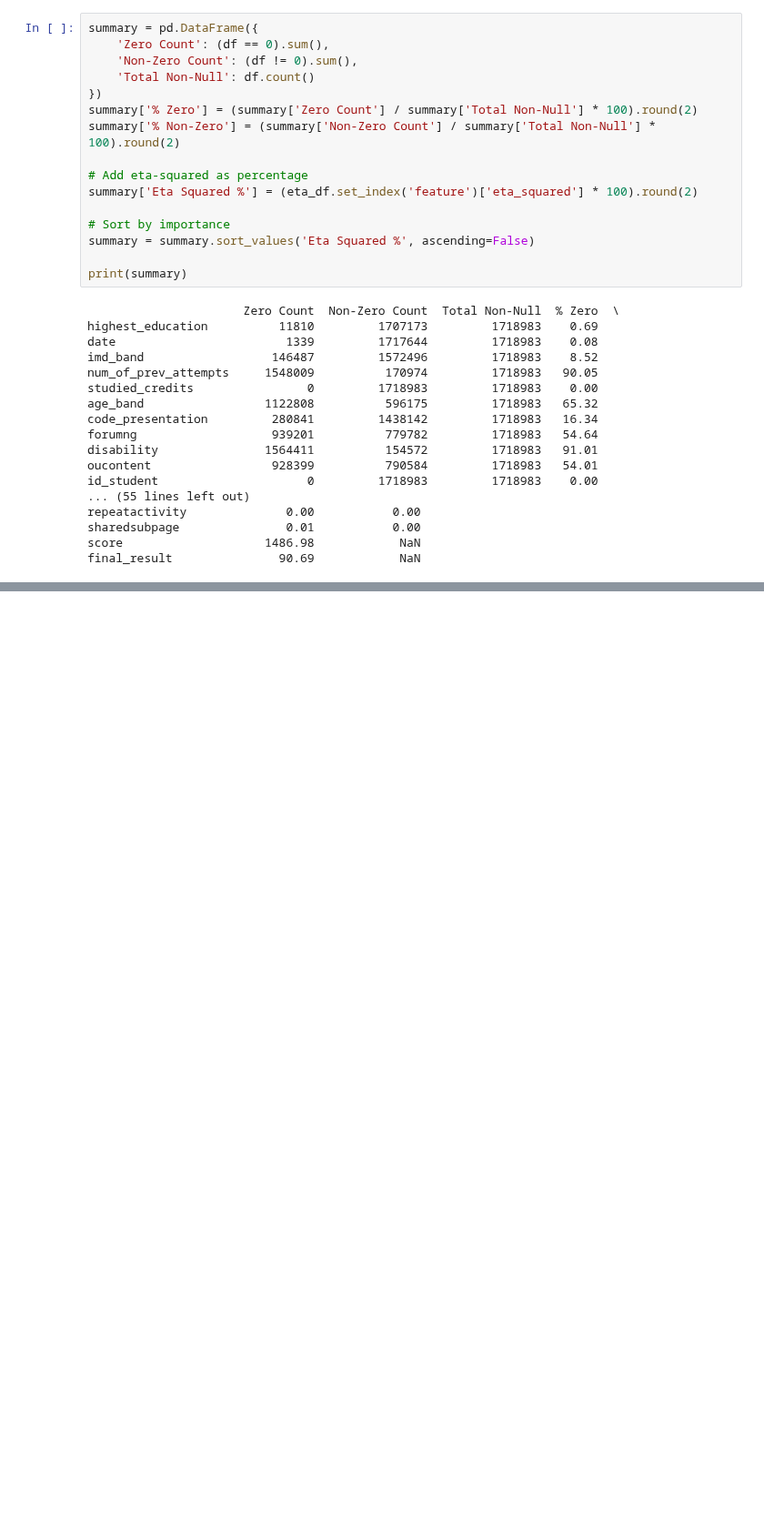
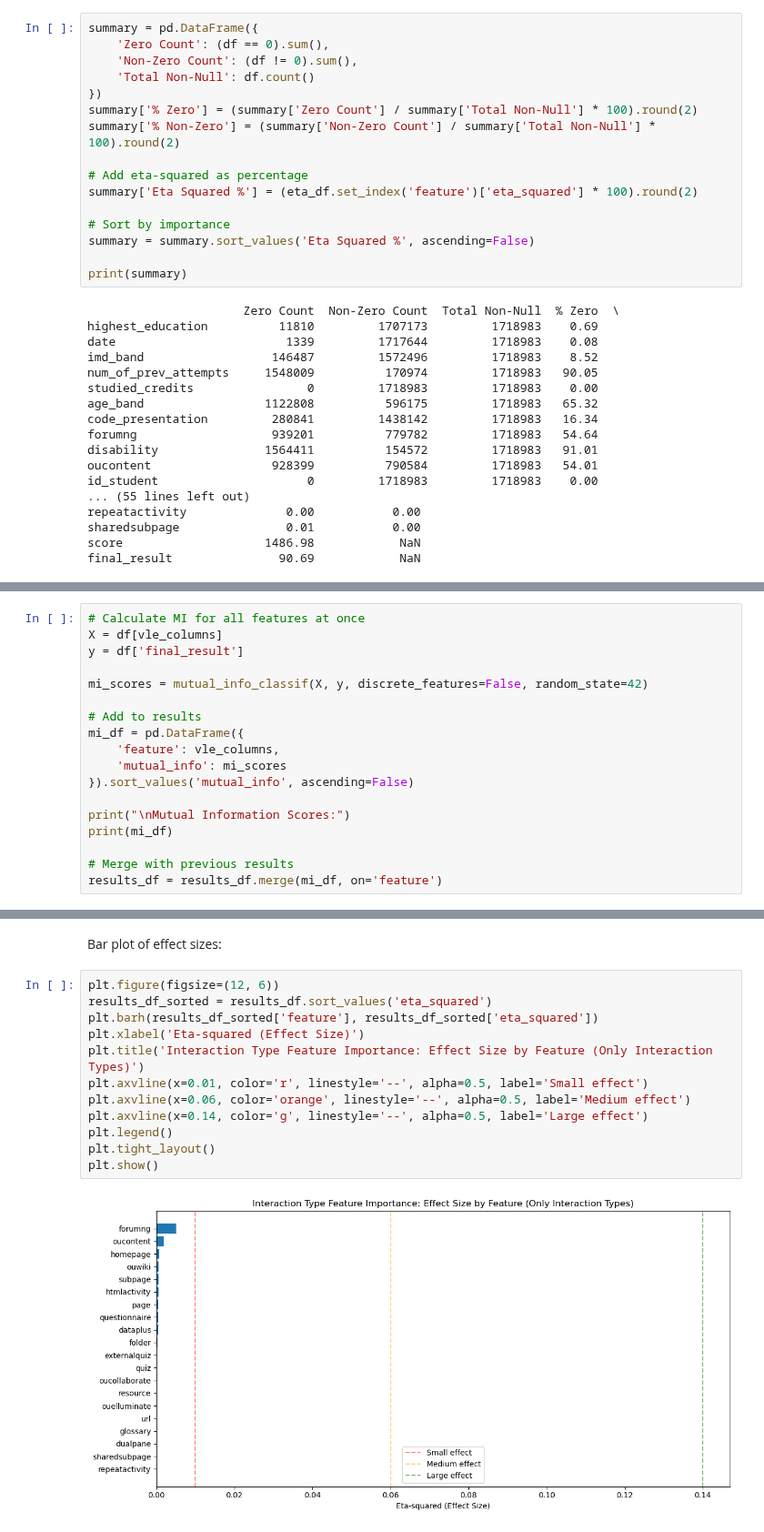
Before and after one commit to Erdos-Projects/fall-2025-risk-factors-in-online-courses, a Jupyter notebook: EDA_Sandbox_1.ipynb, the cells around one changed output, grey strips where cells are left out. Shown at 91% size. Cells and saved outputs as stored; diff of their text form; blank space fills up the shorter version.

```diff
--- a/EDA_Sandbox_1.ipynb
+++ b/EDA_Sandbox_1.ipynb
@@ -138,0 +228,18 @@ None of the individual interaction features seem to explain much of the variance
+# %%
+# Calculate MI for all features at once
+X = df[vle_columns]
+y = df['final_result']
+
+mi_scores = mutual_info_classif(X, y, discrete_features=False, random_state=42)
+
+# Add to results
+mi_df = pd.DataFrame({
+    'feature': vle_columns,
+    'mutual_info': mi_scores
+}).sort_values('mutual_info', ascending=False)
+
+print("\nMutual Information Scores:")
+print(mi_df)
+
+# Merge with previous results
+results_df = results_df.merge(mi_df, on='feature')
@@ -138,0 +264,16 @@ None of the individual interaction features seem to explain much of the variance
+# %% [markdown]
+Bar plot of effect sizes:
+# %%
+plt.figure(figsize=(12, 6))
+results_df_sorted = results_df.sort_values('eta_squared')
+plt.barh(results_df_sorted['feature'], results_df_sorted['eta_squared'])
+plt.xlabel('Eta-squared (Effect Size)')
+plt.title('Interaction Type Feature Importance: Effect Size by Feature (Only Interaction Types)')
+plt.axvline(x=0.01, color='r', linestyle='--', alpha=0.5, label='Small effect')
+plt.axvline(x=0.06, color='orange', linestyle='--', alpha=0.5, label='Medium effect')
+plt.axvline(x=0.14, color='g', linestyle='--', alpha=0.5, label='Large effect')
+plt.legend()
+plt.tight_layout()
+plt.show()
+# %% [output]
+[figure, added]
```
Also changed, not shown: parts of 16 cells of this notebook.
